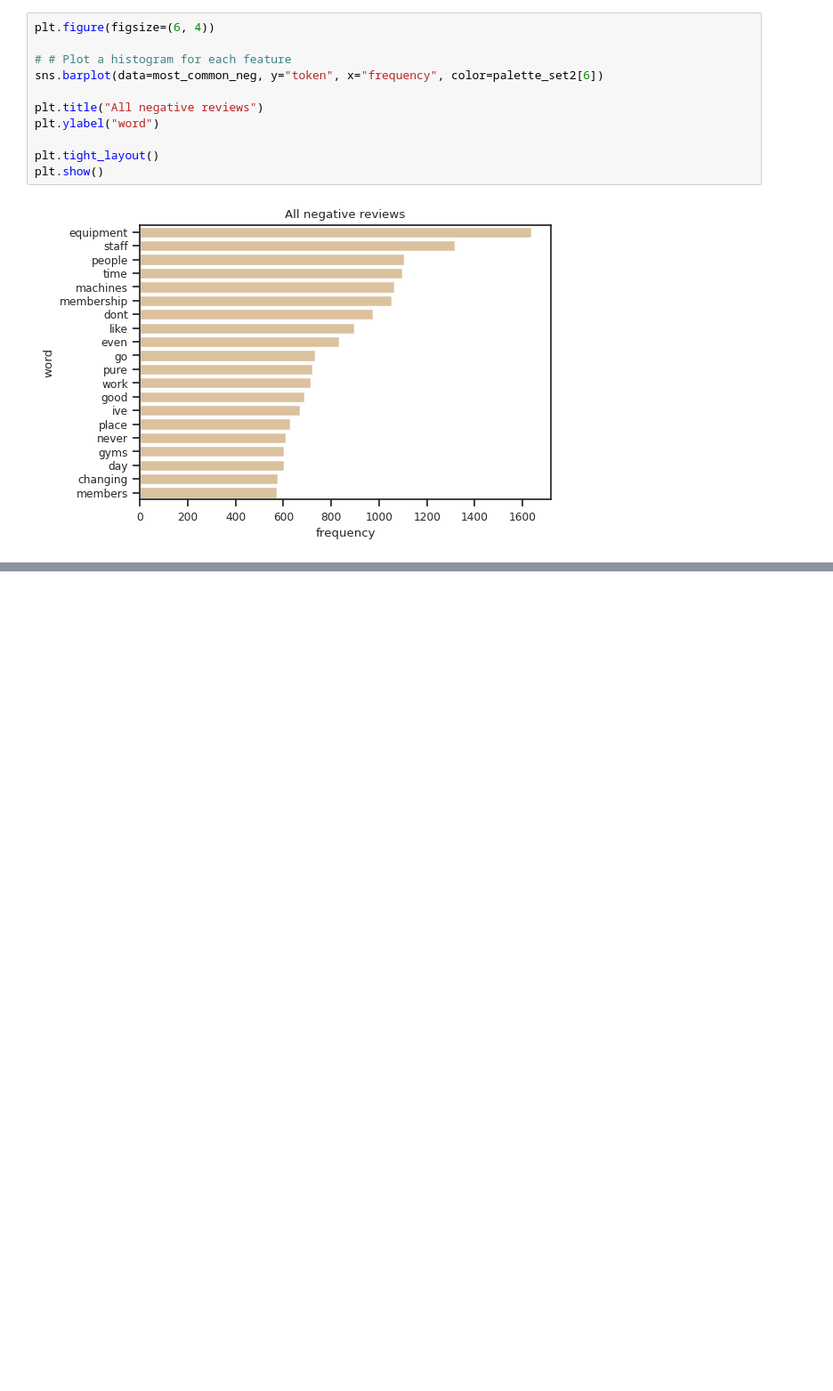
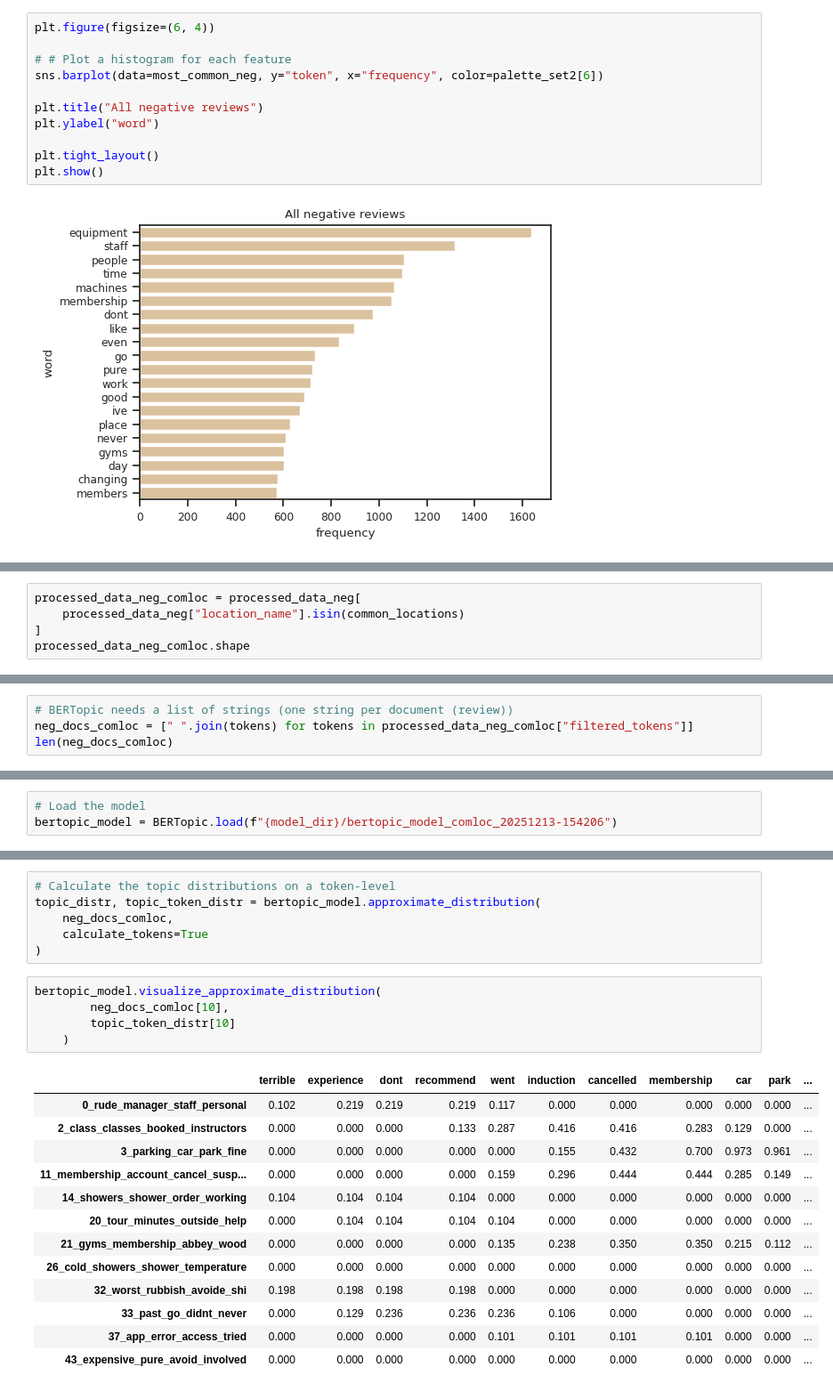
Before and after one commit to dyarparvar/NLP-and-Topic-Modelling-of-Customer-Reviews, a Jupyter notebook: Yarparvar_Darya_CAM_DS_C301_Topic_project_4_1.ipynb, the cells around one changed output, grey strips where cells are left out. Shown at 89% size. Drawn from its saved outputs; the diff is of its cells as text; blank space fills up the shorter version.

```diff
--- a/Yarparvar_Darya_CAM_DS_C301_Topic_project_4_1.ipynb
+++ b/Yarparvar_Darya_CAM_DS_C301_Topic_project_4_1.ipynb
@@ -1369,0 +1383,5 @@ plt.axis("off")
+# %%
+processed_data_neg_comloc = processed_data_neg[
+    processed_data_neg["location_name"].isin(common_locations)
+]
+processed_data_neg_comloc.shape
@@ -1369,0 +1407,4 @@ plt.axis("off")
+# %%
+# BERTopic needs a list of strings (one string per document (review))
+neg_docs_comloc = [" ".join(tokens) for tokens in processed_data_neg_comloc["filtered_tokens"]]
+len(neg_docs_comloc)
@@ -1369,0 +1467,3 @@ plt.axis("off")
+# %%
+# Load the model
+bertopic_model = BERTopic.load(f"{model_dir}/bertopic_model_comloc_20251213-154206")
@@ -1369,0 +1544,25 @@ plt.axis("off")
+# %%
+# Calculate the topic distributions on a token-level
+topic_distr, topic_token_distr = bertopic_model.approximate_distribution(
+    neg_docs_comloc,
+    calculate_tokens=True
+)
+# %%
+bertopic_model.visualize_approximate_distribution(
+        neg_docs_comloc[10],
+        topic_token_distr[10]
+    )
+# %% [output]
+|  | terrible | experience | dont | recommend | went | induction | cancelled | membership | car | park | ... |
+| 0_rude_manager_staff_personal | 0.102 | 0.219 | 0.219 | 0.219 | 0.117 | 0.000 | 0.000 | 0.000 | 0.000 | 0.000 | ... |
+| 2_class_classes_booked_instructors | 0.000 | 0.000 | 0.000 | 0.133 | 0.287 | 0.416 | 0.416 | 0.283 | 0.129 | 0.000 | ... |
+| 3_parking_car_park_fine | 0.000 | 0.000 | 0.000 | 0.000 | 0.000 | 0.155 | 0.432 | 0.700 | 0.973 | 0.961 | ... |
+| 11_membership_account_cancel_susp... | 0.000 | 0.000 | 0.000 | 0.000 | 0.159 | 0.296 | 0.444 | 0.444 | 0.285 | 0.149 | ... |
+| 14_showers_shower_order_working | 0.104 | 0.104 | 0.104 | 0.104 | 0.000 | 0.000 | 0.000 | 0.000 | 0.000 | 0.000 | ... |
+| 20_tour_minutes_outside_help | 0.000 | 0.104 | 0.104 | 0.104 | 0.104 | 0.000 | 0.000 | 0.000 | 0.000 | 0.000 | ... |
+| 21_gyms_membership_abbey_wood | 0.000 | 0.000 | 0.000 | 0.000 | 0.135 | 0.238 | 0.350 | 0.350 | 0.215 | 0.112 | ... |
+| 26_cold_showers_shower_temperature | 0.000 | 0.000 | 0.000 | 0.000 | 0.000 | 0.000 | 0.000 | 0.000 | 0.000 | 0.000 | ... |
+| 32_worst_rubbish_avoide_shi | 0.198 | 0.198 | 0.198 | 0.198 | 0.000 | 0.000 | 0.000 | 0.000 | 0.000 | 0.000 | ... |
+| 33_past_go_didnt_never | 0.000 | 0.129 | 0.236 | 0.236 | 0.236 | 0.106 | 0.000 | 0.000 | 0.000 | 0.000 | ... |
+| 37_app_error_access_tried | 0.000 | 0.000 | 0.000 | 0.000 | 0.101 | 0.101 | 0.101 | 0.101 | 0.000 | 0.000 | ... |
+| 43_expensive_pure_avoid_involved | 0.000 | 0.000 | 0.000 | 0.000 | 0.000 | 0.000 | 0.000 | 0.000 | 0.000 | 0.000 | ... |
```
Also changed, not shown: parts of 128 cells of this notebook.
